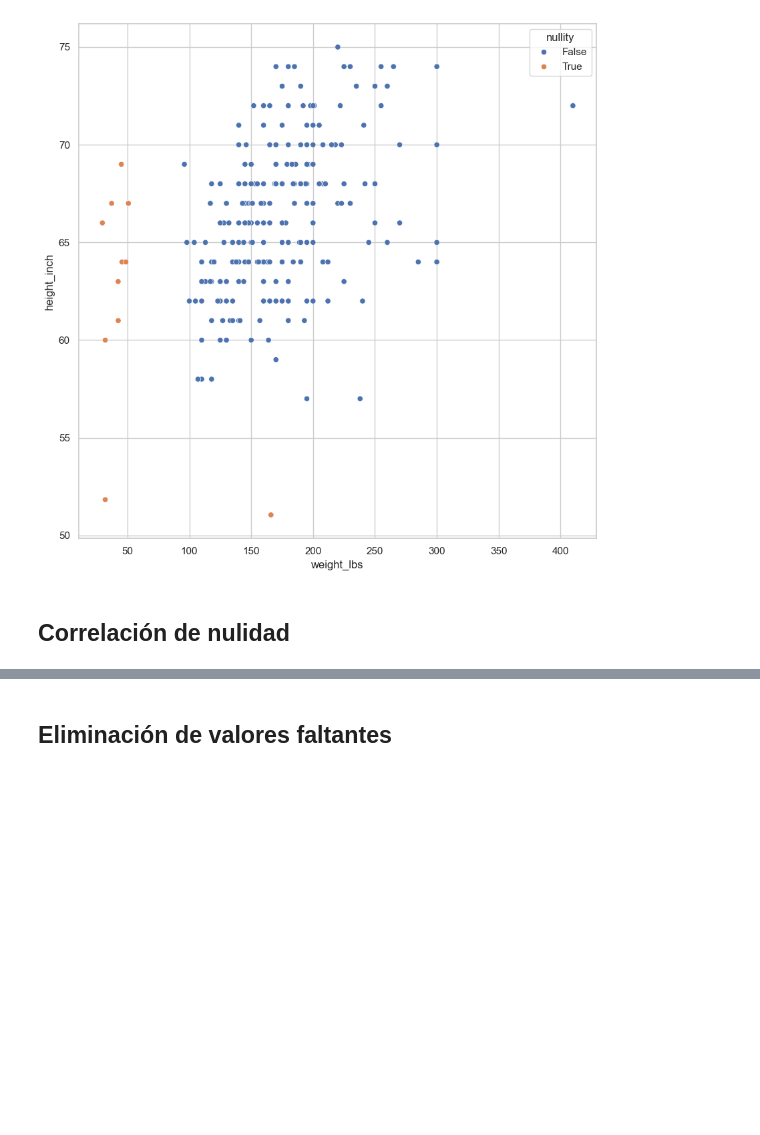
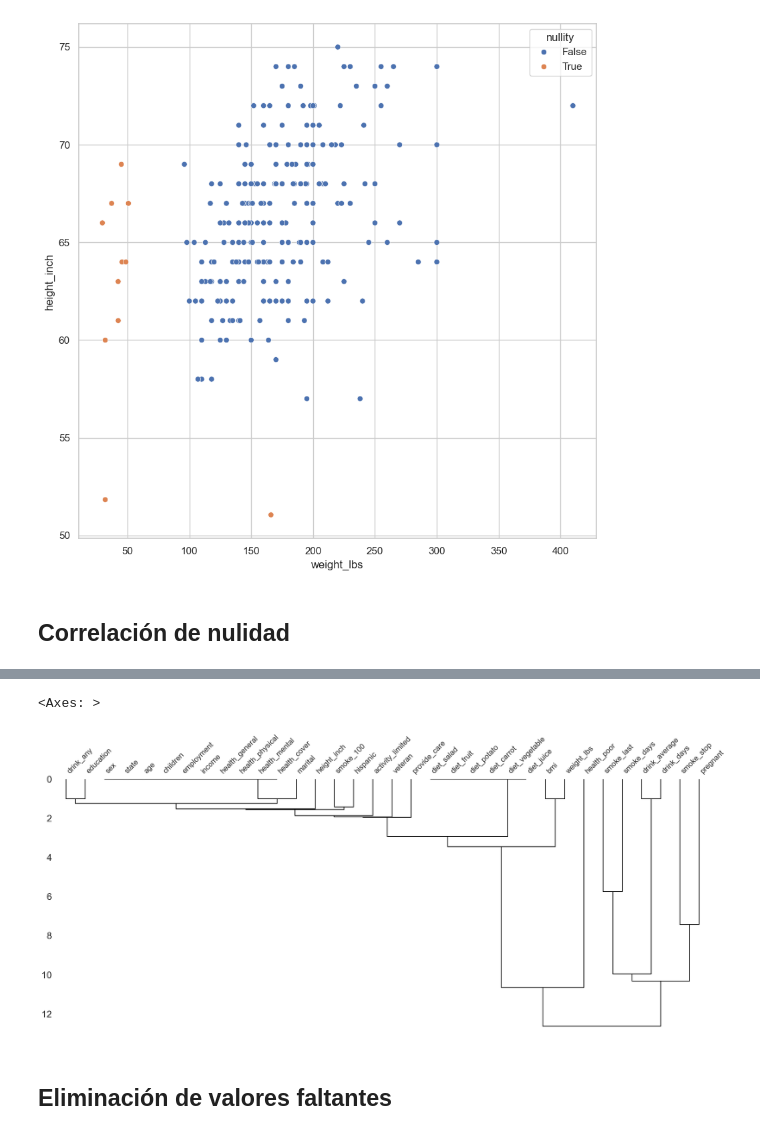
Before and after one commit to Horaciomb/ManejoDatosFaltantes-Detecci-n-y-Exploraci-n, a Jupyter notebook: live-exploration-missing-values.ipynb, the cells around one changed output, grey strips where cells are left out. Cells and saved outputs as stored; diff of their text form; code cells hidden in the pictures; blank space fills up the shorter version.

```diff
--- a/live-exploration-missing-values.ipynb
+++ b/live-exploration-missing-values.ipynb
@@ -937,3 +944,10 @@ def columns_fill_with_dummies(
+# %%
+missingno.dendrogram(
+    df=riskfactors_df
+)
+# %% [output]
+<Axes: >
+[figure, added]
 # %% [markdown]
 ## Eliminación de valores faltantes
 # %% [markdown]
```
Also changed, not shown: parts of 1 cell of this notebook, 1 other file.
